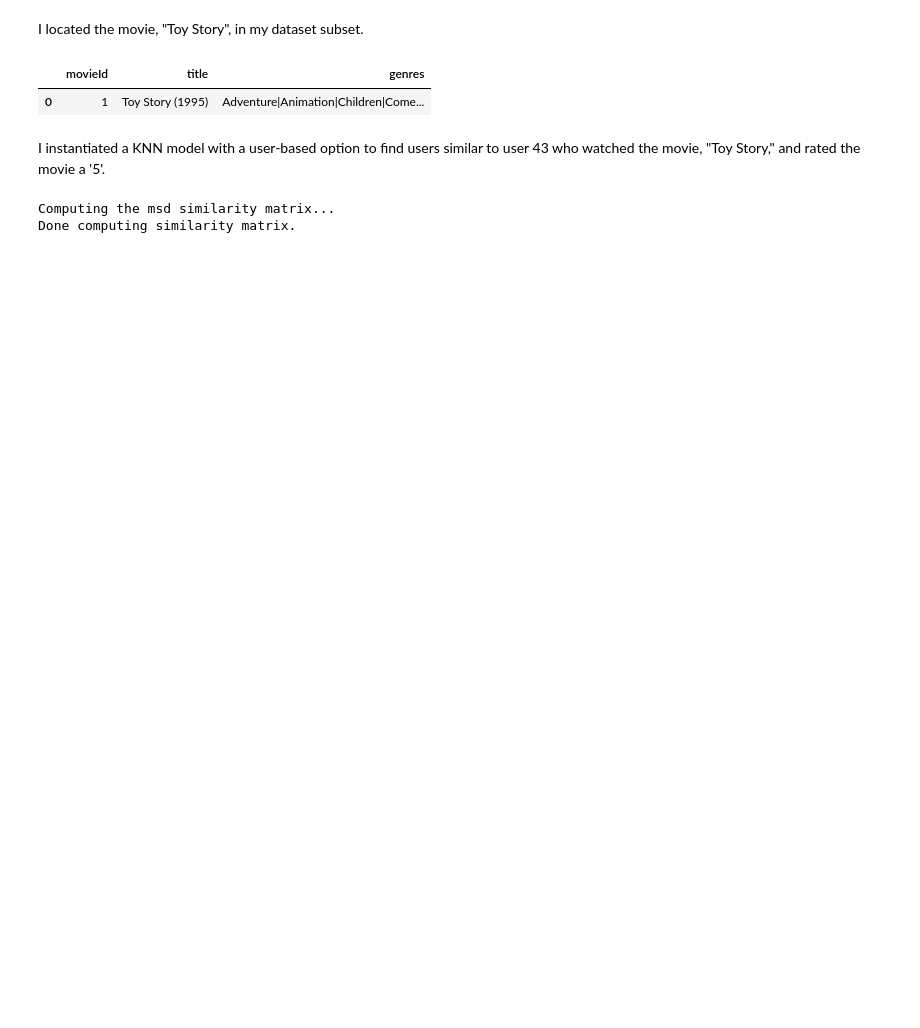
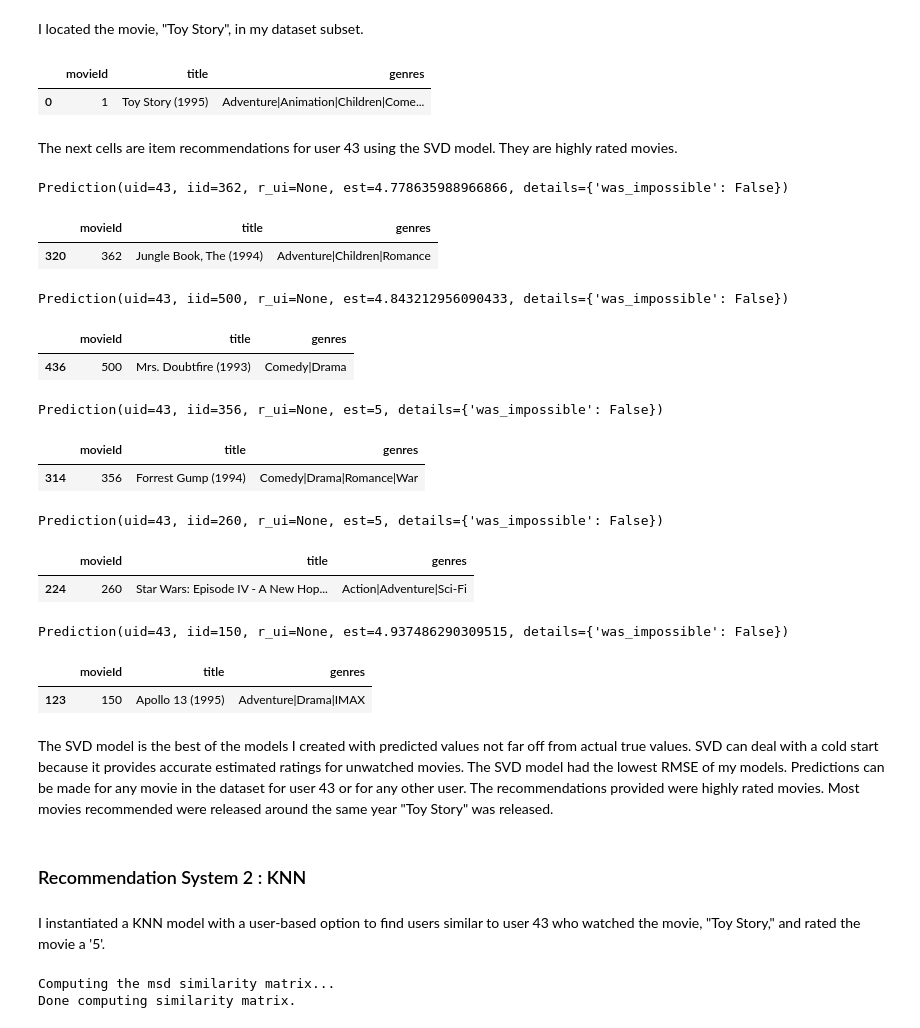
Before and after one commit to jmstipanowich/MovieRecommendations, a Jupyter notebook: Recommendations.ipynb, the cells around one changed output. Cells and saved outputs as stored; diff of their text form; code cells hidden in the pictures; blank space fills up the shorter version.

Commit message:
fixed models in notebook

```diff
--- a/Recommendations.ipynb
+++ b/Recommendations.ipynb
@@ -314,6 +314,67 @@ movies.loc[movies['movieId']== 1]
 # %% [output]
 |  | movieId | title | genres |
 | 0 | 1 | Toy Story (1995) | Adventure|Animation|Children|Come... |
+# %% [markdown]
+The next cells are item recommendations for user 43 using the SVD model. They are highly rated movies.
+# %%
+user=43
+item= 362
+svd.predict(user, item)
+# %% [output]
+Prediction(uid=43, iid=362, r_ui=None, est=4.778635988966866, details={'was_impossible': False})
+# %%
+movies.loc[movies['movieId']== 362]
+# %% [output]
+|  | movieId | title | genres |
+| 320 | 362 | Jungle Book, The (1994) | Adventure|Children|Romance |
+# %%
+user=43
+item= 500
+svd.predict(user, item)
+# %% [output]
+Prediction(uid=43, iid=500, r_ui=None, est=4.843212956090433, details={'was_impossible': False})
+# %%
+movies.loc[movies['movieId']== 500]
+# %% [output]
+|  | movieId | title | genres |
+| 436 | 500 | Mrs. Doubtfire (1993) | Comedy|Drama |
+# %%
+user=43
+item= 356
+svd.predict(user, item)
+# %% [output]
+Prediction(uid=43, iid=356, r_ui=None, est=5, details={'was_impossible': False})
+# %%
+movies.loc[movies['movieId']== 356]
+# %% [output]
+|  | movieId | title | genres |
+| 314 | 356 | Forrest Gump (1994) | Comedy|Drama|Romance|War |
+# %%
+user=43
+item= 260
+svd.predict(user, item)
+# %% [output]
+Prediction(uid=43, iid=260, r_ui=None, est=5, details={'was_impossible': False})
+# %%
+movies.loc[movies['movieId']== 260]
+# %% [output]
+|  | movieId | title | genres |
+| 224 | 260 | Star Wars: Episode IV - A New Hop... | Action|Adventure|Sci-Fi |
+# %%
+user=43
+item= 150
+svd.predict(user, item)
+# %% [output]
+Prediction(uid=43, iid=150, r_ui=None, est=4.937486290309515, details={'was_impossible': False})
+# %%
+movies.loc[movies['movieId']== 150]
+# %% [output]
+|  | movieId | title | genres |
+| 123 | 150 | Apollo 13 (1995) | Adventure|Drama|IMAX |
+# %% [markdown]
+The SVD model is the best of the models I created with predicted values not far off from actual true values. SVD can deal with a cold start because it provides accurate estimated ratings for unwatched movies. The SVD model had the lowest RMSE of my models. Predictions can be made for any movie in the dataset for user 43 or for any other user. The recommendations provided were highly rated movies. Most movies recommended were released around the same year "Toy Story" was released.
+# %% [markdown]
+### Recommendation System 2 : KNN
 # %% [markdown]
 I instantiated a KNN model with a user-based option to find users similar to user 43 who watched the movie, "Toy Story," and rated the movie a '5'.
 # %%
```
Also changed, not shown: parts of 19 cells of this notebook.
